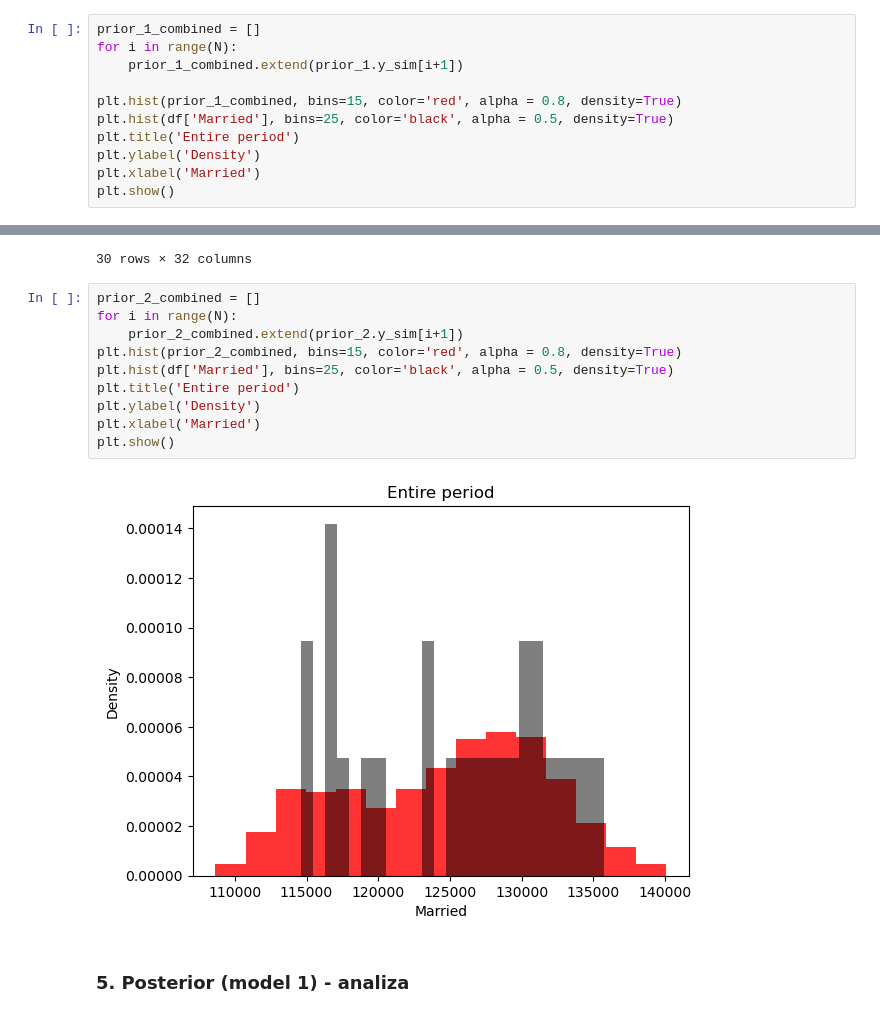
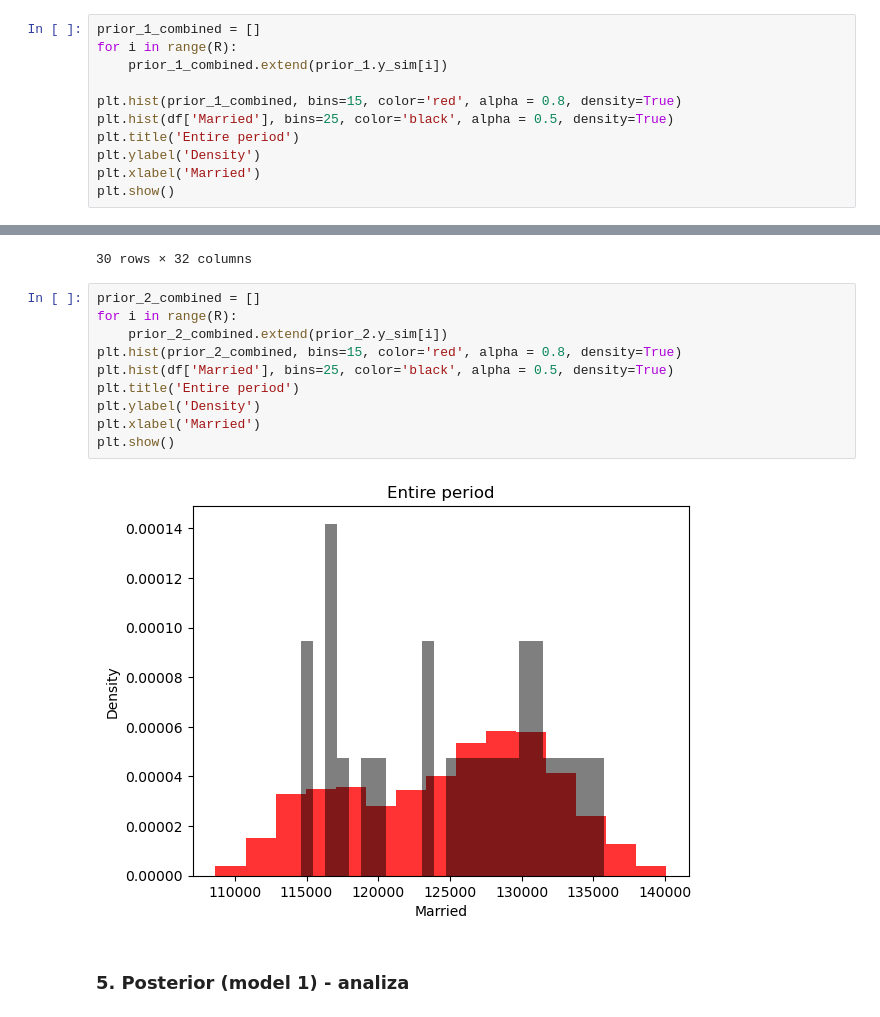
Before and after one commit to Julnowak/DA_project, a Jupyter notebook: final.ipynb, the cells around one changed output, grey strips where cells are left out. Saved outputs shown, nothing was run; the diff lists cells and outputs as text.

```diff
--- a/final.ipynb
+++ b/final.ipynb
@@ -281,8 +292,8 @@ prior_1.draws_pd()
 # plt.show()
 # %%
 prior_1_combined = []
-for i in range(N):
-    prior_1_combined.extend(prior_1.y_sim[i+1])
+for i in range(R):
+    prior_1_combined.extend(prior_1.y_sim[i])
 
 plt.hist(prior_1_combined, bins=15, color='red', alpha = 0.8, density=True)
 plt.hist(df['Married'], bins=25, color='black', alpha = 0.5, density=True)
@@ -333,16 +345,16 @@ prior_2.draws_pd()
 30 rows × 32 columns
 # %%
 prior_2_combined = []
-for i in range(N):
-    prior_2_combined.extend(prior_2.y_sim[i+1])
+for i in range(R):
+    prior_2_combined.extend(prior_2.y_sim[i])
 plt.hist(prior_2_combined, bins=15, color='red', alpha = 0.8, density=True)
 plt.hist(df['Married'], bins=25, color='black', alpha = 0.5, density=True)
 plt.title('Entire period')
 plt.ylabel('Density')
 plt.xlabel('Married')
 plt.show()
 # %% [output]
-[figure, old version]
+[figure, new version]
 # %% [markdown]
 ### 5. Posterior (model 1) - analiza
 # %% [markdown]
```
Also changed, not shown: parts of 34 cells of this notebook.
